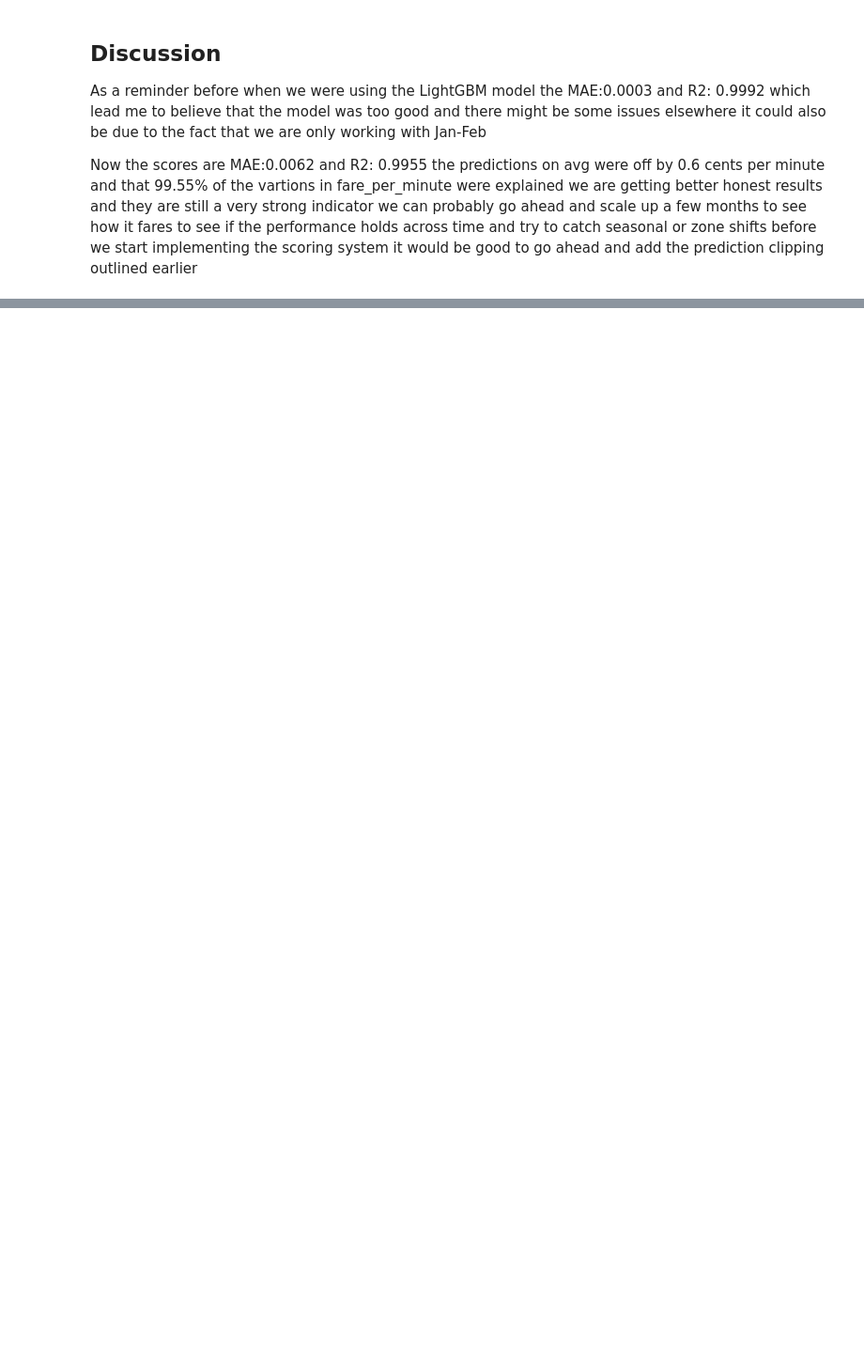
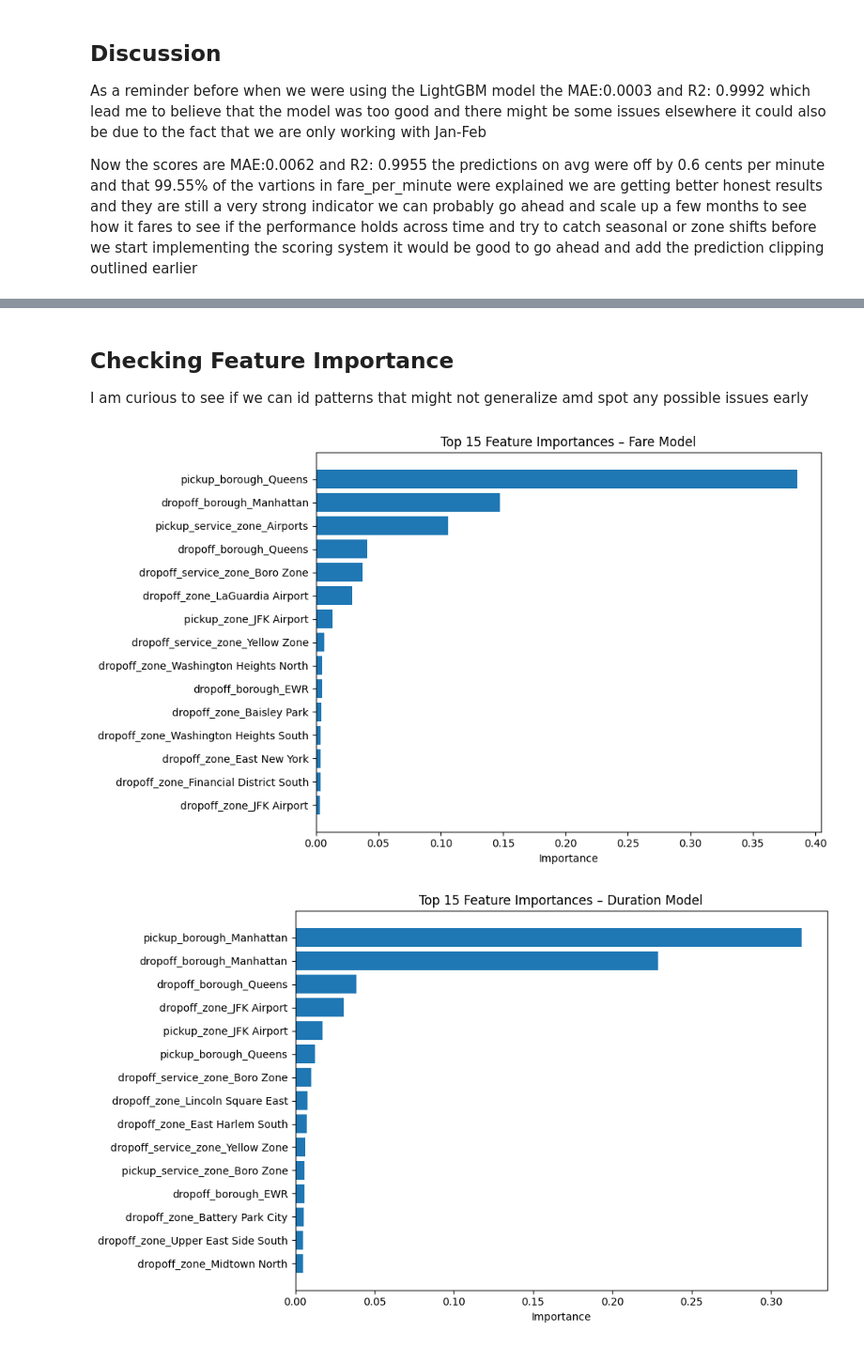
Before and after one commit to matiasenrigue/Taximize, a Jupyter notebook: Notebooks/Models/componet_predictions.ipynb, the cells around one changed output, grey strips where cells are left out. Shown: that part at 94% size. Drawn from its saved outputs; the diff is of its cells as text; code cells hidden in the pictures; blank space fills up the shorter version.

```diff
--- a/Notebooks/Models/componet_predictions.ipynb
+++ b/Notebooks/Models/componet_predictions.ipynb
@@ -568,0 +533,11 @@ is_weekend: Jan–Feb=bool, Mar–Apr=object
+# %%
+
+categorical_cols = df_jan_feb.select_dtypes(include=['object']).columns.tolist()
+categorical_cols = [col for col in categorical_cols if col not in [
+    'tpep_pickup_datetime', 'tpep_dropoff_datetime', 'pickup_date'
+]]
+
+feature_cols = df_jan_feb.drop(columns=[
+    'target_fare', 'target_duration', 'fare_per_minute',
+    'tpep_pickup_datetime', 'tpep_dropoff_datetime', 'pickup_date'
+]).columns.tolist()
@@ -568,0 +565,9 @@ is_weekend: Jan–Feb=bool, Mar–Apr=object
+# %%
+#Train models on Jan–Feb
+
+X_train = df_jan_feb[feature_cols]
+y_train_fare = df_jan_feb['target_fare']
+y_train_duration = df_jan_feb['target_duration']
+
+fare_pipeline.fit(X_train, y_train_fare)
+duration_pipeline.fit(X_train, y_train_duration)
@@ -568,0 +657,50 @@ is_weekend: Jan–Feb=bool, Mar–Apr=object
+# %% [markdown]
+## Checking Feature Importance
+
+I am curious to see if we can id patterns that might not generalize amd spot any possible issues early
+# %%
+import matplotlib.pyplot as plt
+import pandas as pd
+
+# Extract XGBoost models from your existing pipelines
+xgb_fare_model = fare_pipeline.named_steps['model']
+xgb_duration_model = duration_pipeline.named_steps['model']
+
+# Extract transformed feature names from the pipeline preprocessor
+feature_names = fare_pipeline.named_steps['preprocessor'].get_feature_names_out()
+
+# Get feature importances from each model
+fare_importances = xgb_fare_model.feature_importances_
+duration_importances = xgb_duration_model.feature_importances_
+
+# Create DataFrames for easier plotting
+fare_importance_df = pd.DataFrame({
+    'feature': feature_names,
+    'importance': fare_importances
+}).sort_values(by='importance', ascending=False).head(15)
+
+duration_importance_df = pd.DataFrame({
+    'feature': feature_names,
+    'importance': duration_importances
+}).sort_values(by='importance', ascending=False).head(15)
+
+# Plot fare model feature importances
+plt.figure(figsize=(10, 6))
+plt.barh(fare_importance_df['feature'], fare_importance_df['importance'])
+plt.gca().invert_yaxis()
+plt.title('Top 15 Feature Importances – Fare Model')
+plt.xlabel('Importance')
+plt.tight_layout()
+plt.show()
+
+# Plot duration model feature importances
+plt.figure(figsize=(10, 6))
+plt.barh(duration_importance_df['feature'], duration_importance_df['importance'])
+plt.gca().invert_yaxis()
+plt.title('Top 15 Feature Importances – Duration Model')
+plt.xlabel('Importance')
+plt.tight_layout()
+plt.show()
+# %% [output]
+[figure, added]
+[figure, added]
```
Also changed, not shown: parts of 21 cells of this notebook.
